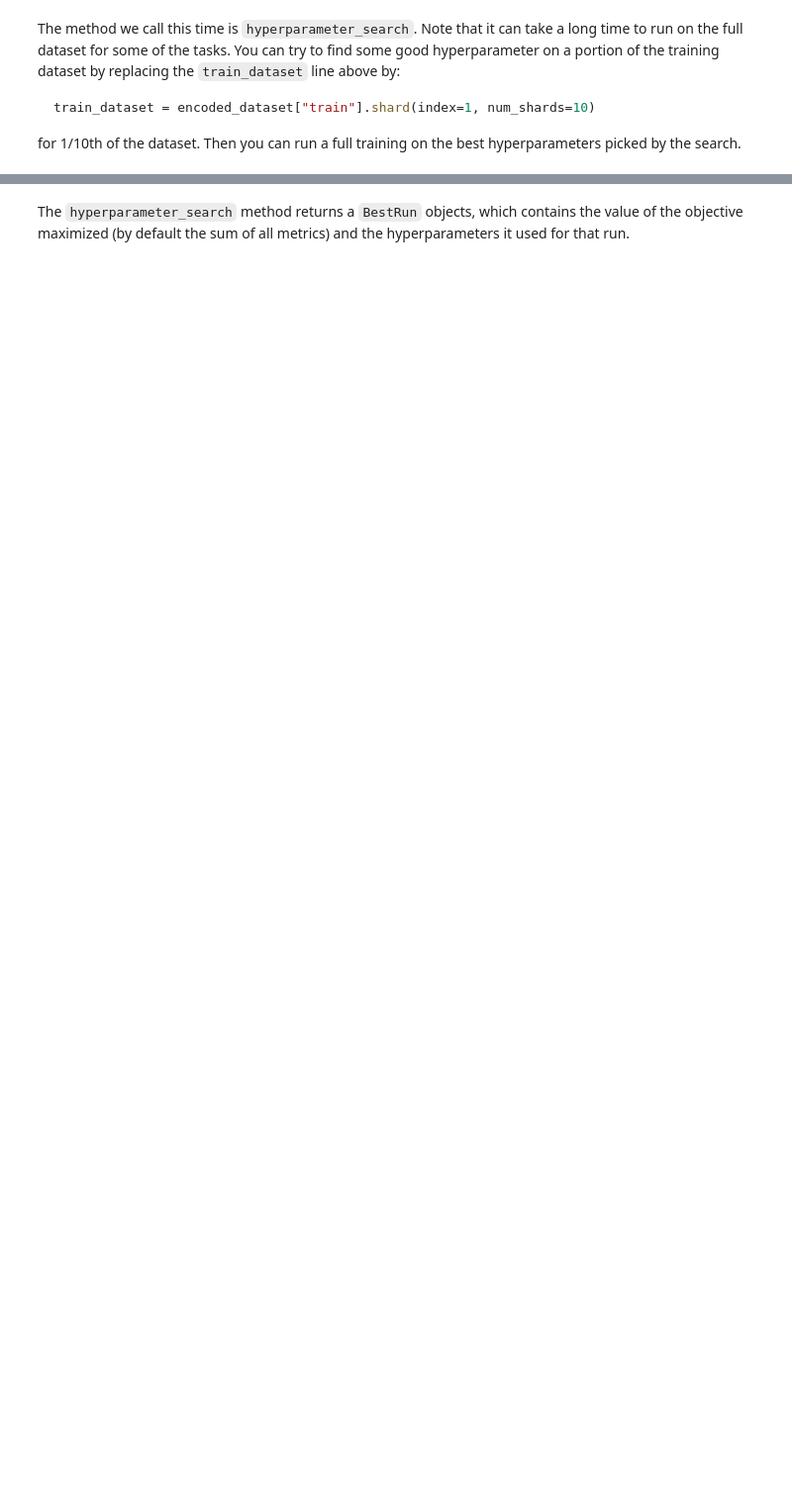
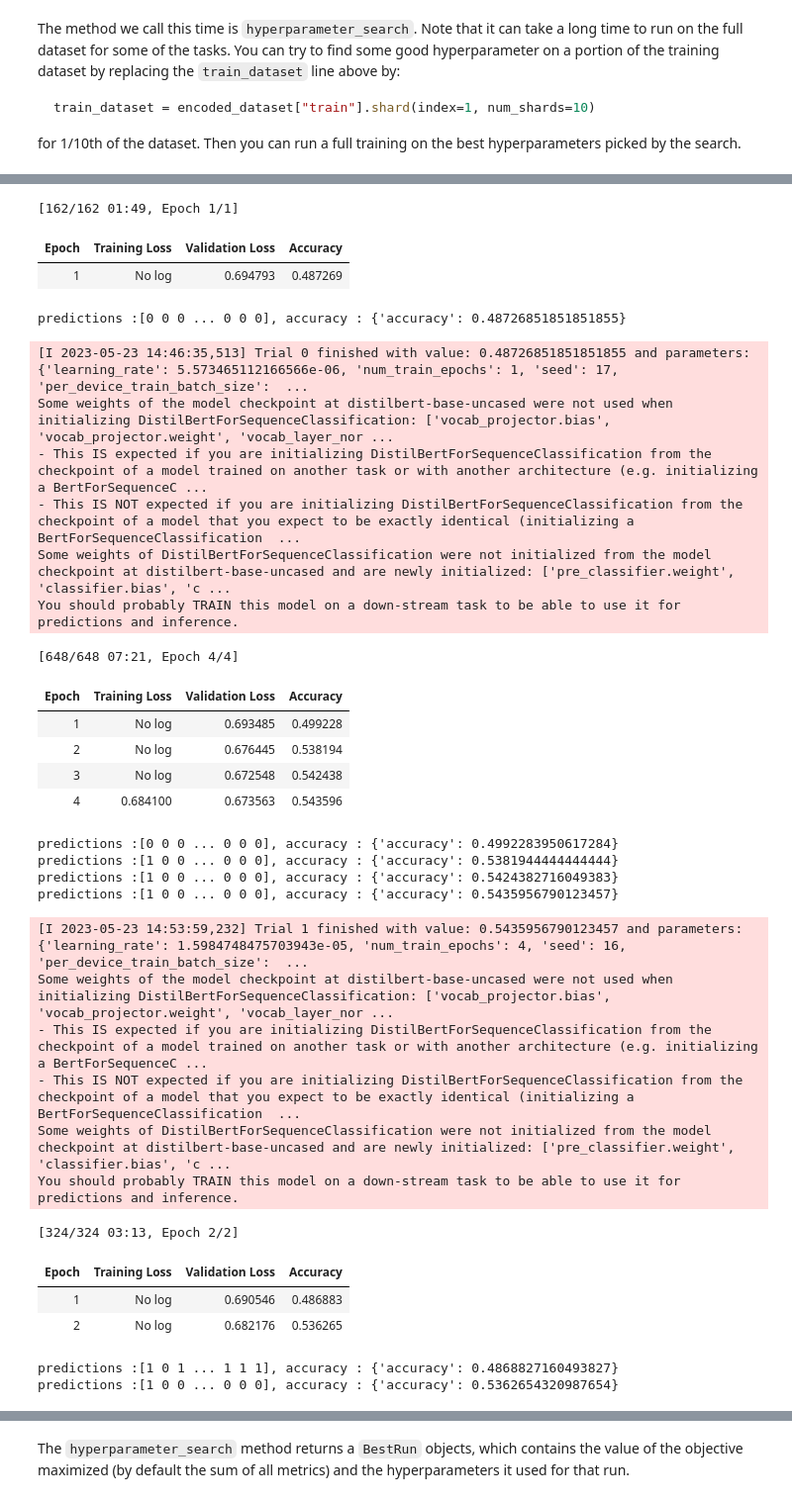
Before and after one commit to satyamverma95/DL_NLP, a Jupyter notebook: Pre_requisite_finder.ipynb, the cells around one changed output, grey strips where cells are left out. Shown at 99% size. Drawn from its saved outputs; the diff is of its cells as text; code cells hidden in the pictures; blank space fills up the shorter version.

````diff
--- a/Pre_requisite_finder.ipynb
+++ b/Pre_requisite_finder.ipynb
@@ -358,7 +336,7 @@ And we can instantiate our `Trainer` like before:
 # %%
 trainer = Trainer(
     model_init=model_init,
-    args=training_args,
+    args=args,
     train_dataset=encoded_dataset["train"],
     eval_dataset=encoded_dataset["test"],
     tokenizer=tokenizer,
@@ -379,4 +357,5 @@ train_dataset = encoded_dataset["train"].shard(index=1, num_shards=10)
 ```
 for 1/10th of the dataset. Then you can run a full training on the best hyperparameters picked by the search.
 # %%
-#best_run = trainer.hyperparameter_search(n_trials=6, direction="maximize")
+best_run = trainer.hyperparameter_search(n_trials=10, direction="maximize")
+# %% [output]
@@ -382,0 +369,32 @@ for 1/10th of the dataset. Then you can run a full training on the best hyperpar
+[162/162 01:49, Epoch 1/1]
+| Epoch | Training Loss | Validation Loss | Accuracy |
+| 1 | No log | 0.694793 | 0.487269 |
+predictions :[0 0 0 ... 0 0 0], accuracy : {'accuracy': 0.48726851851851855}
+[I 2023-05-23 14:46:35,513] Trial 0 finished with value: 0.48726851851851855 and parameters: {'learning_rate': 5.573465112166566e-06, 'num_train_epochs': 1, 'seed': 17, 'per_device_train_batch_size':  ...
+Some weights of the model checkpoint at distilbert-base-uncased were not used when initializing DistilBertForSequenceClassification: ['vocab_projector.bias', 'vocab_projector.weight', 'vocab_layer_nor ...
+- This IS expected if you are initializing DistilBertForSequenceClassification from the checkpoint of a model trained on another task or with another architecture (e.g. initializing a BertForSequenceC ...
+- This IS NOT expected if you are initializing DistilBertForSequenceClassification from the checkpoint of a model that you expect to be exactly identical (initializing a BertForSequenceClassification  ...
+Some weights of DistilBertForSequenceClassification were not initialized from the model checkpoint at distilbert-base-uncased and are newly initialized: ['pre_classifier.weight', 'classifier.bias', 'c ...
+You should probably TRAIN this model on a down-stream task to be able to use it for predictions and inference.
+[648/648 07:21, Epoch 4/4]
+| Epoch | Training Loss | Validation Loss | Accuracy |
+| 1 | No log | 0.693485 | 0.499228 |
+| 2 | No log | 0.676445 | 0.538194 |
+| 3 | No log | 0.672548 | 0.542438 |
+| 4 | 0.684100 | 0.673563 | 0.543596 |
+predictions :[0 0 0 ... 0 0 0], accuracy : {'accuracy': 0.4992283950617284}
+predictions :[1 0 0 ... 0 0 0], accuracy : {'accuracy': 0.5381944444444444}
+predictions :[1 0 0 ... 0 0 0], accuracy : {'accuracy': 0.5424382716049383}
+predictions :[1 0 0 ... 0 0 0], accuracy : {'accuracy': 0.5435956790123457}
+[I 2023-05-23 14:53:59,232] Trial 1 finished with value: 0.5435956790123457 and parameters: {'learning_rate': 1.5984748475703943e-05, 'num_train_epochs': 4, 'seed': 16, 'per_device_train_batch_size':  ...
+Some weights of the model checkpoint at distilbert-base-uncased were not used when initializing DistilBertForSequenceClassification: ['vocab_projector.bias', 'vocab_projector.weight', 'vocab_layer_nor ...
+- This IS expected if you are initializing DistilBertForSequenceClassification from the checkpoint of a model trained on another task or with another architecture (e.g. initializing a BertForSequenceC ...
+- This IS NOT expected if you are initializing DistilBertForSequenceClassification from the checkpoint of a model that you expect to be exactly identical (initializing a BertForSequenceClassification  ...
+Some weights of DistilBertForSequenceClassification were not initialized from the model checkpoint at distilbert-base-uncased and are newly initialized: ['pre_classifier.weight', 'classifier.bias', 'c ...
+You should probably TRAIN this model on a down-stream task to be able to use it for predictions and inference.
+[324/324 03:13, Epoch 2/2]
+| Epoch | Training Loss | Validation Loss | Accuracy |
+| 1 | No log | 0.690546 | 0.486883 |
+| 2 | No log | 0.682176 | 0.536265 |
+predictions :[1 0 1 ... 1 1 1], accuracy : {'accuracy': 0.4868827160493827}
+predictions :[1 0 0 ... 0 0 0], accuracy : {'accuracy': 0.5362654320987654}
````
Also changed, not shown: parts of 17 cells of this notebook.
